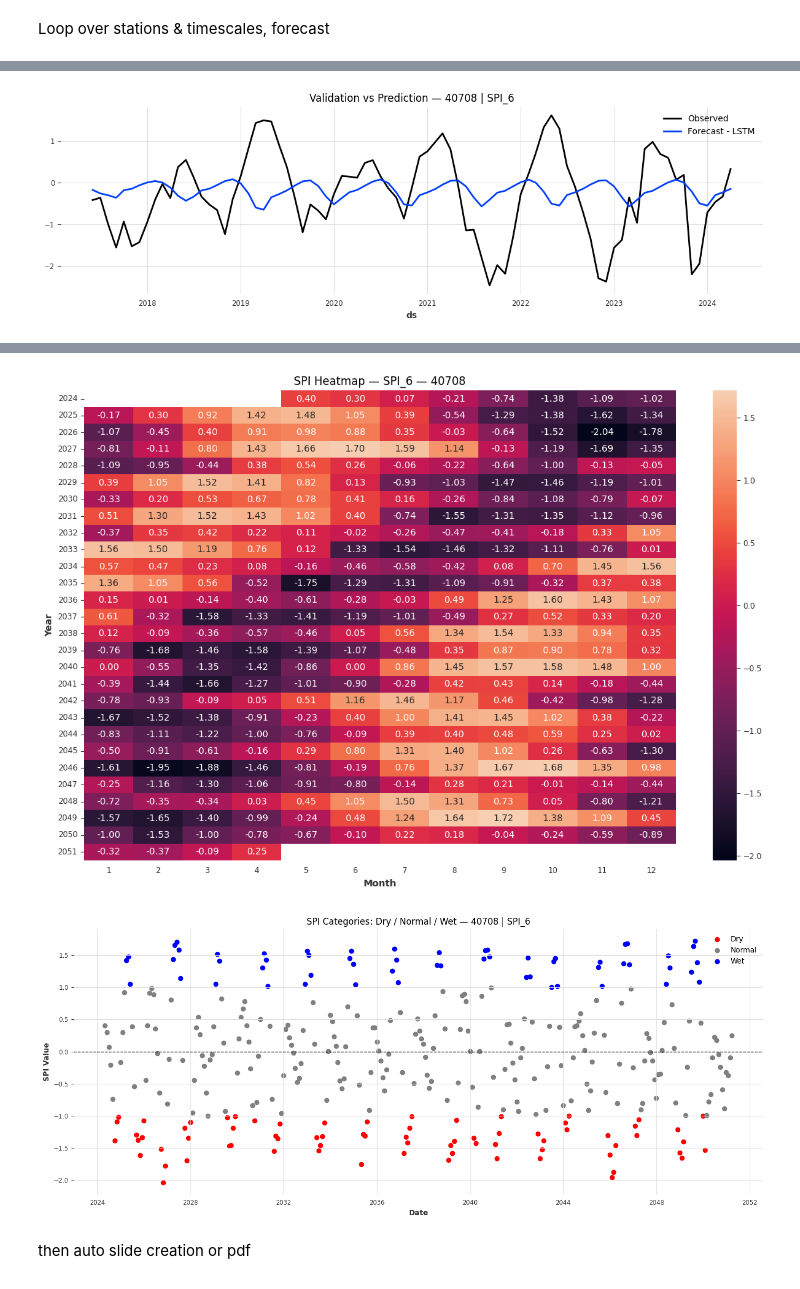
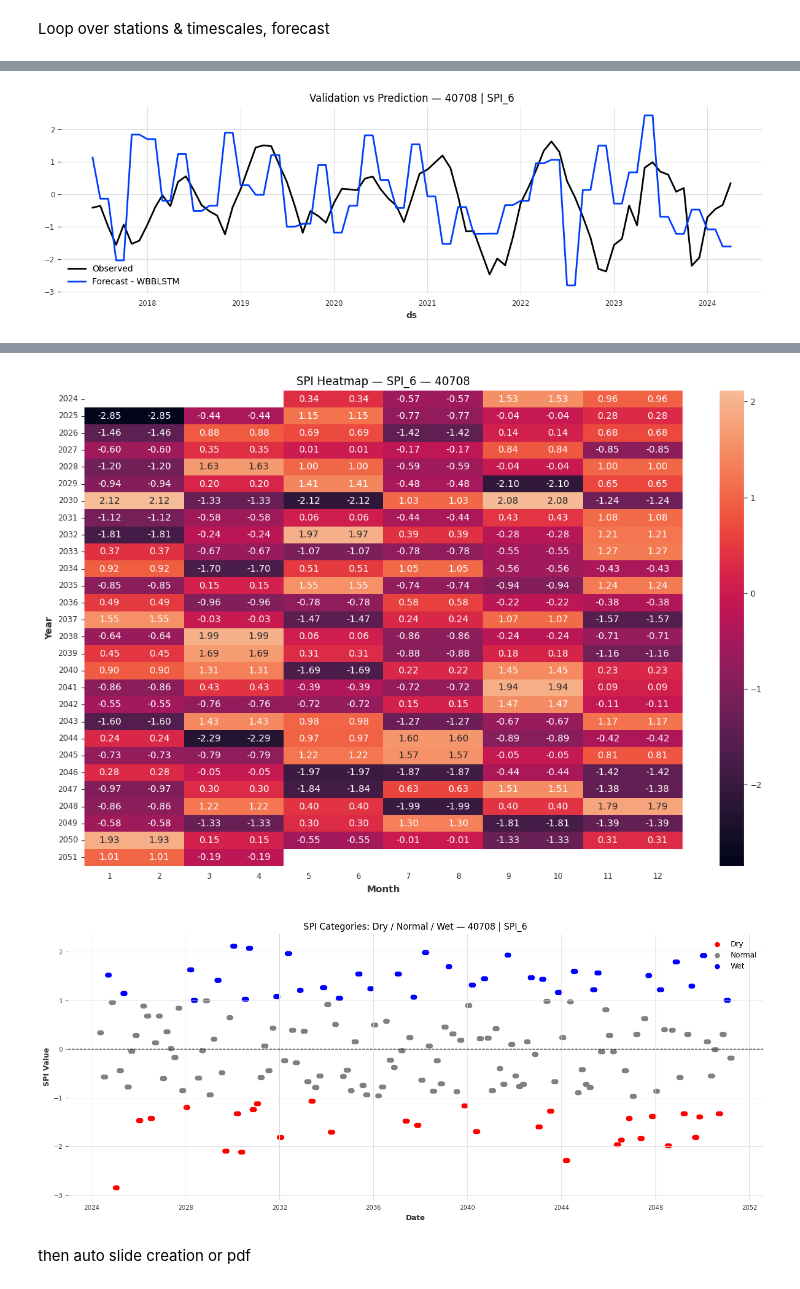
Before and after one commit to varastuian/PredictionDroughtUsingLSTM-, a Jupyter notebook: Codes/main.ipynb, the cells around one changed output, grey strips where cells are left out. Drawn from its saved outputs; the diff is of its cells as text; code cells hidden in the pictures.

```diff
--- a/Codes/main.ipynb
+++ b/Codes/main.ipynb
@@ -448,11 +438,9 @@ Loop over stations & timescales,
  forecast
 # %%
 def model_score(stats):
-    std_o, std_p, corr, rmse, mape_val, _ = stats
+    std_o, std_p, corr, rmse, mae, _ = stats
     std_diff = abs(std_o - std_p)
-    return (
-        rmse + mape_val + std_diff - corr  # lower is better
-    )
+    return 0.5 * rmse + 0.3 * mae + 0.1 * std_diff - 0.1 * corr
 
 # listofStaion = [88107]
 # listofcols = ['SPI_1','SPI_3', 'SPI_6', 'SPI_9', 'SPI_12', 'SPI_24']
@@ -474,6 +462,10 @@ for station_id, group in all_spi.groupby('station_id'):
             fig = plt.figure(figsize=(6, 6))
             taylor = TaylorDiagram(ref_std, fig, label='Observed')
             for name, (std_o, std_p, corr, rmse,mae_v,sm) in model_stats.items():
+                if corr < 0:
+                    print('negative corr')
+                    p = -p
+                    corr = -corr
                 print(f"{std_o:0.2f} ,std_p: {std_p:.2f}, corr: {corr:.2f}, rmse: {rmse:.2f}, mae_v: {mae_v:.2f},sm: {sm:.2f} - {name} ")
                 if np.isnan(std_p) or np.isnan(corr) or std_p == 0:
                     print(f"⚠️ Skipping {name} due to invalid metrics.")
@@ -498,9 +490,11 @@ for station_id, group in all_spi.groupby('station_id'):
             print(f"Best model1 for {station_id} | {col}: {best_model}")
             print(f"Best model2 for {station_id} | {col}: {best_model2}")
             print(f"Best model3 for {station_id} | {col}: {best_model3}")
-            # best_model = 'LSTM'
+            print(f"Best model4 for {station_id} | {col}: {best_model}")
             best = model_constructors[best_model]()
+
             best.fit(series)
+
 
 
             # # Forecast to 2050
@@ -638 +643 @@ LOCAL_RANK: 0 - CUDA_VISIBLE_DEVICES: [0]
-[figure, old version]
+[figure, new version]
@@ -640,5 +645,5 @@ DeprecationWarning: `TimeSeries.pd_dataframe()` is deprecated, and will be remov
-[figure, old version]
+[figure, new version]
-[figure, old version]
+[figure, new version]
 # %% [markdown]
 then auto slide creation or pdf
 # %%
```
Also changed, not shown: parts of 3 cells of this notebook.
